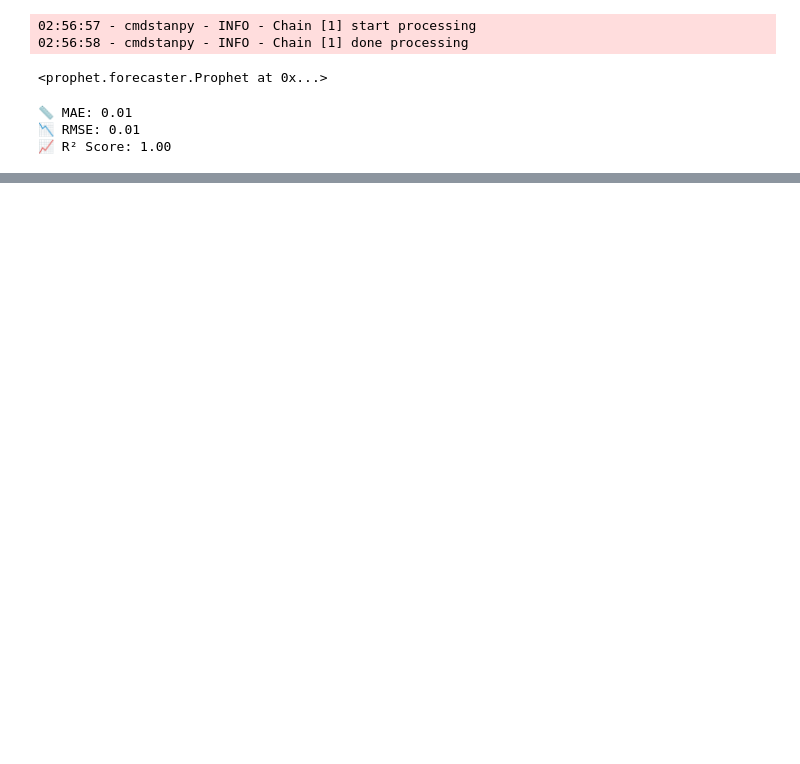
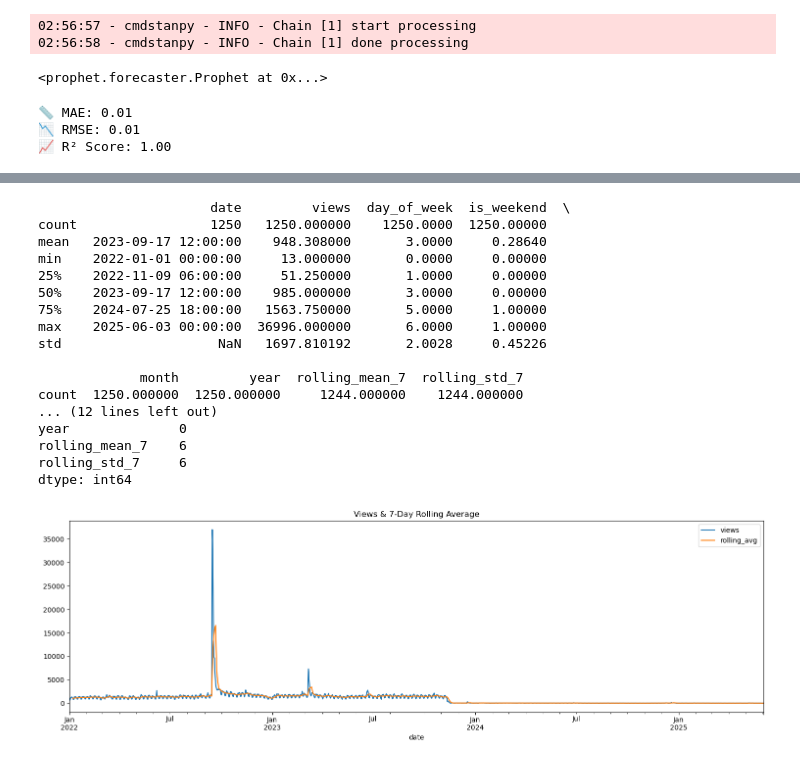
Before and after one commit to samira-yousefzadeh/figma-pageviews-forecast, a Jupyter notebook: figma_pageviews_forecast.ipynb, the cells around one changed output, grey strips where cells are left out. Drawn from its saved outputs; the diff is of its cells as text; code cells hidden in the pictures; blank space fills up the shorter version.

```diff
--- a/figma_pageviews_forecast.ipynb
+++ b/figma_pageviews_forecast.ipynb
@@ -795,0 +892,8 @@ print(f"📈 R² Score: {r2:.2f}")
+# %%
+# Feature Engineering
+df_daily['day_of_week'] = df_daily['date'].dt.dayofweek
+df_daily['is_weekend'] = df_daily['day_of_week'].isin([5, 6]).astype(int)
+df_daily['month'] = df_daily['date'].dt.month
+df_daily['year'] = df_daily['date'].dt.year
+df_daily['rolling_mean_7'] = df_daily['views'].rolling(window=7).mean()
+df_daily['rolling_std_7'] = df_daily['views'].rolling(window=7).std()
@@ -795,0 +903,33 @@ print(f"📈 R² Score: {r2:.2f}")
+# %%
+# Summary statistics
+print(df_daily.describe())
+
+# Check for missing data
+print(df_daily.isnull().sum())
+
+# Rolling average
+df_daily.set_index('date', inplace=True)
+df_daily['rolling_avg'] = df_daily['views'].rolling(window=7).mean()
+
+df_daily[['views', 'rolling_avg']].plot(figsize=(15, 5), title="Views & 7-Day Rolling Average")
+plt.tight_layout()
+plt.show()
+# %% [output]
+                      date         views  day_of_week  is_weekend  \
+count                 1250   1250.000000    1250.0000  1250.00000
+mean   2023-09-17 12:00:00    948.308000       3.0000     0.28640
+min    2022-01-01 00:00:00     13.000000       0.0000     0.00000
+25%    2022-11-09 06:00:00     51.250000       1.0000     0.00000
+50%    2023-09-17 12:00:00    985.000000       3.0000     0.00000
+75%    2024-07-25 18:00:00   1563.750000       5.0000     1.00000
+max    2025-06-03 00:00:00  36996.000000       6.0000     1.00000
+std                    NaN   1697.810192       2.0028     0.45226
+
+             month         year  rolling_mean_7  rolling_std_7
+count  1250.000000  1250.000000     1244.000000    1244.000000
+... (12 lines left out)
+year              0
+rolling_mean_7    6
+rolling_std_7     6
+dtype: int64
+[figure, added]
```
Also changed, not shown: parts of 23 cells of this notebook, 1 other file.
